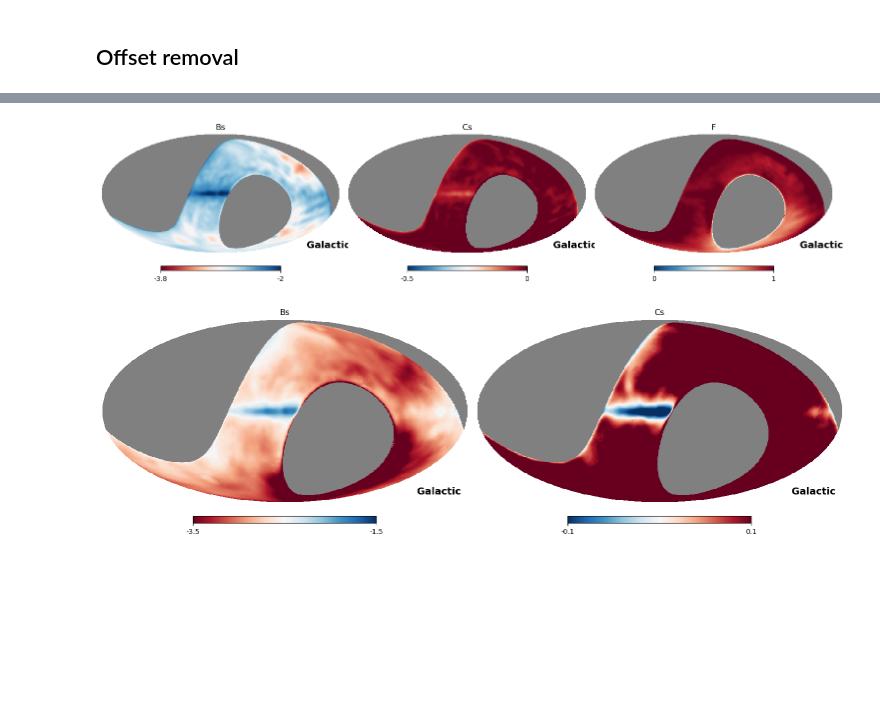
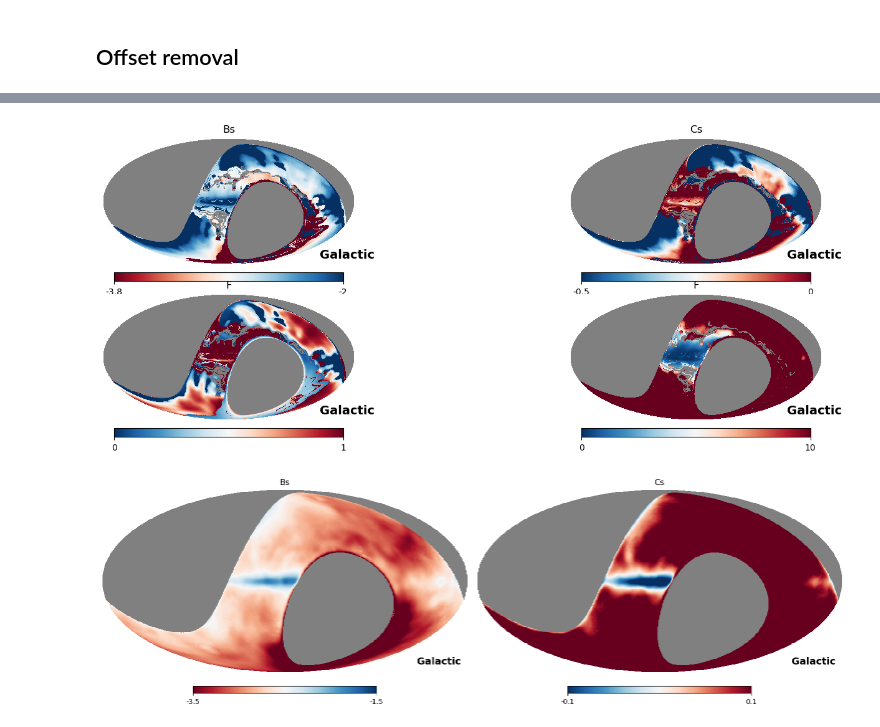
Before and after one commit to giuspugl/fitting_synchrotron, a Jupyter notebook: coarse_parameters.ipynb, the cells around one changed output, grey strips where cells are left out. Saved outputs shown, nothing was run; the diff lists cells and outputs as text; code cells hidden in the pictures; blank space fills up the shorter version.

```diff
--- a/coarse_parameters.ipynb
+++ b/coarse_parameters.ipynb
@@ -336,7 +397,7 @@ pl.figure(figsize=(15,5))
 j=0
 for fr,m in maps.items():
 
-    hp.mollview(np.log(m.value),  title=f'{fr} MHz'  , sub=(3,4,1+j) ,min=1,max=7, notext=True   )
+    hp.mollview( (m.value),  title=f'{fr} MHz'  , sub=(4,4,1+j) , notext=True   )
 
     j+=1
 # %% [output]
@@ -461,2 +502,26 @@ for ipix, beta, cs, f in results:
+# %%
+from concurrent.futures import ThreadPoolExecutor
+import tqdm
+
+
+# Initialize shared arrays
+betamap = np.full(hp.nside2npix(nside), np.nan)
+fmap = np.full(hp.nside2npix(nside), np.nan)
+csmap = np.full(hp.nside2npix(nside), np.nan)
+betafmap = np.full(hp.nside2npix(nside), np.nan)
+chisquare_map = np.full(hp.nside2npix(nside), np.nan)
+
+
+# Use ThreadPoolExecutor for parallel processing
+with ThreadPoolExecutor() as executor:
+    results = list(tqdm.tqdm(executor.map(process_pixel, pixel_select), total=len(pixel_select)))
+
+# Update the shared arrays with results
+for ipix, beta, cs, f,betaf, chisquare  in results:
+    betamap[ipix] = beta
+    betafmap[ipix] = betaf
+    csmap[ipix] = cs
+    fmap[ipix] = f
+    chisquare_map[ipix] = chisquare
 # %%
 pl.figure(figsize=(15,5))
@@ -488,10 +560,12 @@ pl.hist(fmap, bins=100 )
 # %%
 pl.figure(figsize=(15,5 ))
-hp.mollview(betamap , sub=131 , min=-3.8,max=-2, title ='Bs',cmap='RdBu',coord='CG')
-hp.mollview(csmap , sub=132, min=-0.5,max=0. ,title='Cs',cmap='RdBu_r',coord='CG')
-hp.mollview(fmap  , sub=133,  min=0, max=1,   title='F',cmap='RdBu_r',coord='CG')
+hp.mollview(betamap , sub=221 , min=-3.8,max=-2, title ='Bs',cmap='RdBu',coord='CG')
+
+hp.mollview(csmap , sub=222, min=-0.5,max=0. ,title='Cs',cmap='RdBu_r',coord='CG')
+hp.mollview(fmap  , sub=223,  min=0, max=1,   title='F',cmap='RdBu_r',coord='CG')
+hp.mollview(chisquare_map  , sub=224,  min=0 ,max=10,    title='F',cmap='RdBu_r',coord='CG')
 # %% [output]
-[figure, old version]
+[figure, new version]
 # %%
 pl.figure(figsize=(15,5 ))
 hp.mollview(betamap , sub=121 , min=-3.5,max=-1.5, title ='Bs',cmap='RdBu',coord='CG')
```
Also changed, not shown: parts of 13 cells of this notebook.
